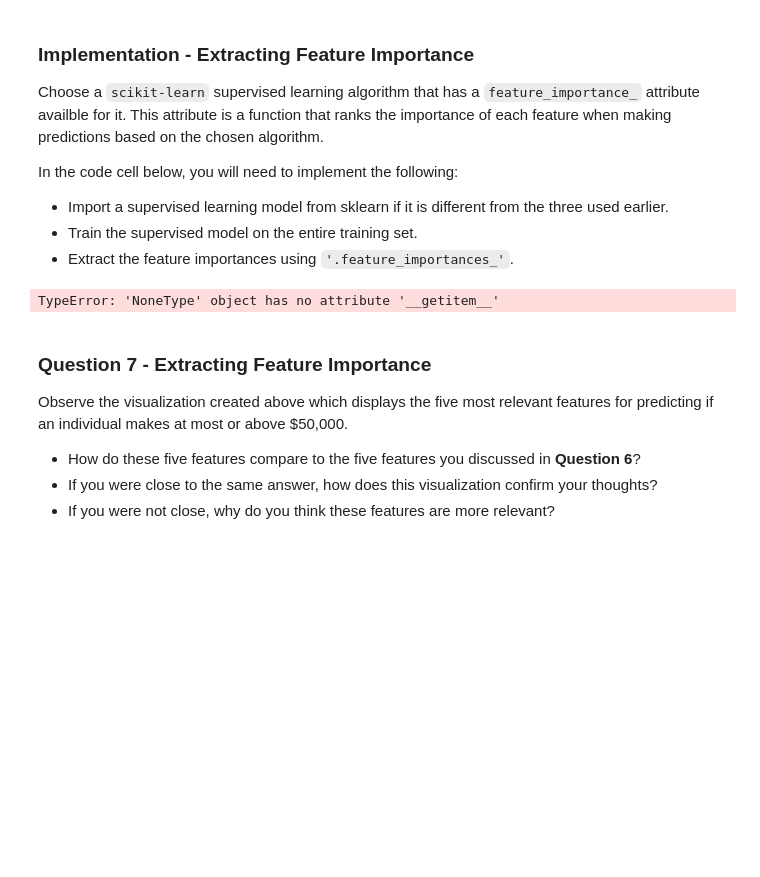
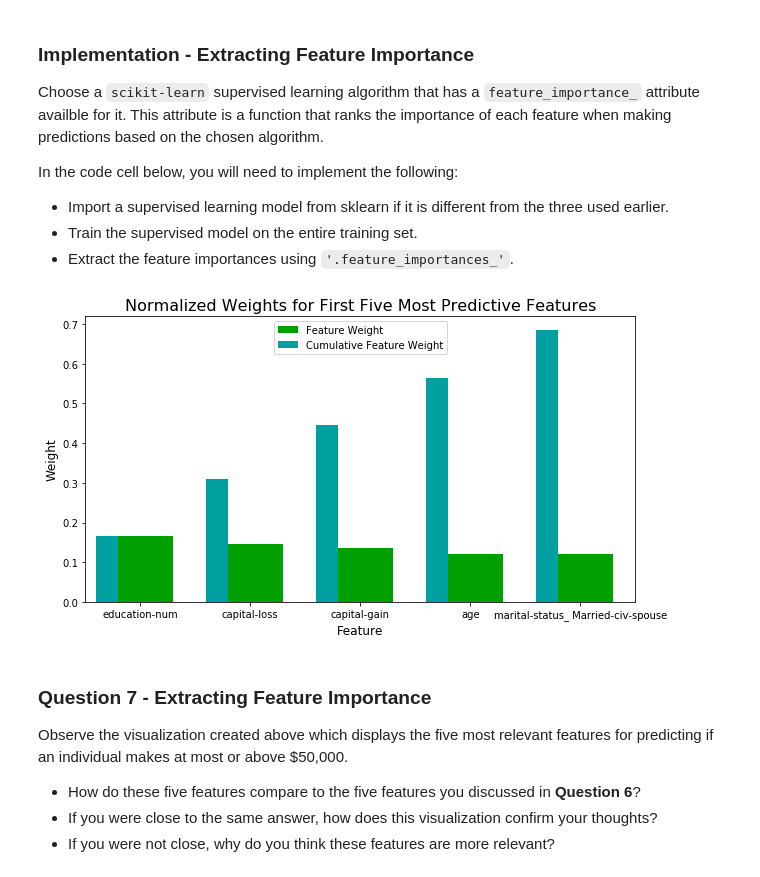
Before and after one commit to saintograph/finding-donors-charity, a Jupyter notebook: finding_donors.ipynb, the cells around one changed output. Drawn from its saved outputs; the diff is of its cells as text; code cells hidden in the pictures; blank space fills up the shorter version.

```diff
--- a/finding_donors.ipynb
+++ b/finding_donors.ipynb
@@ -557,18 +598,18 @@ In the code cell below, you will need to implement the following:
  - Extract the feature importances using `'.feature_importances_'`.
 # %%
 # TODO: Import a supervised learning model that has 'feature_importances_'
-
+# from sklearn.ensemble import GradientBoostingClassifier
 
 # TODO: Train the supervised model on the training set using .fit(X_train, y_train)
-model = None
+model = GradientBoostingClassifier(random_state = 0, n_estimators = 200, max_depth = 1).fit(X_train, y_train)
 
 # TODO: Extract the feature importances using .feature_importances_
-importances = None
+importances = model.feature_importances_
 
 # Plot
 vs.feature_plot(importances, X_train, y_train)
 # %% [output]
-TypeError: 'NoneType' object has no attribute '__getitem__'
+[figure, added]
 # %% [markdown]
 ### Question 7 - Extracting Feature Importance
 
```
Also changed, not shown: parts of 19 cells of this notebook, 1 other file.
